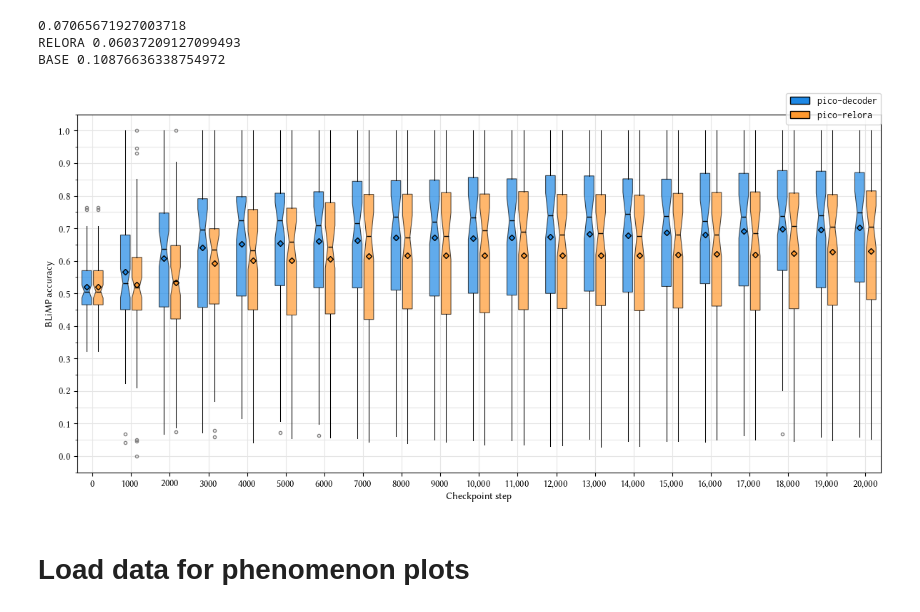
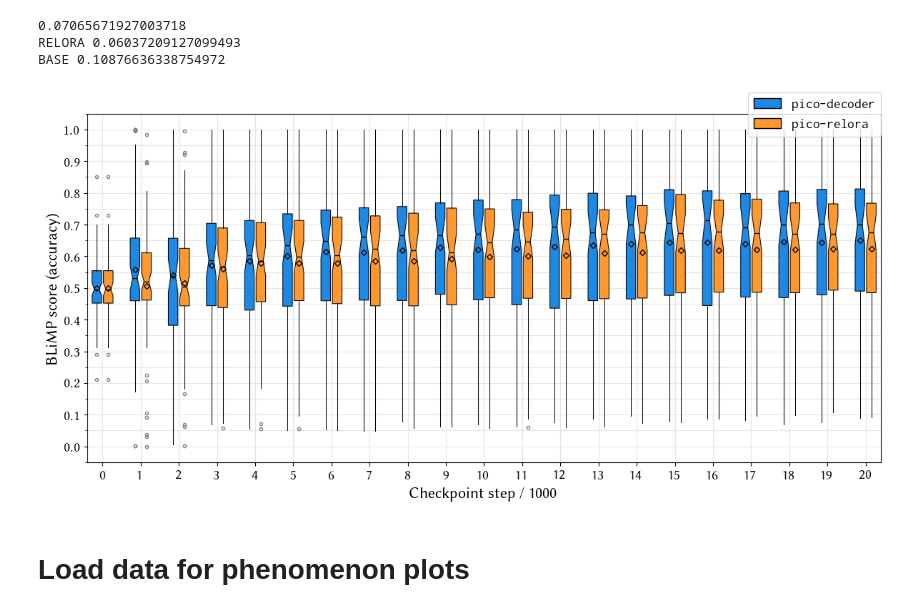
Before and after one commit to Yu-val-weiss/relora-pico, a Jupyter notebook: notebooks/blimp-plots.ipynb, the cells around one changed output. Saved outputs shown, nothing was run; the diff lists cells and outputs as text; code cells hidden in the pictures.

Commit message:
update strip and box plots

```diff
--- a/notebooks/blimp-plots.ipynb
+++ b/notebooks/blimp-plots.ipynb
@@ -19,6 +19,9 @@ rc_fonts = {
 mpl.rcParams.update(rc_fonts)
 # %% [markdown]
 # Load data
+# %%
+TICK_LABEL_SIZE = 14
+AXIS_LABEL_SIZE = 16
 # %%
 # Functions for loading BLiMP data
 
@@ -121,7 +124,7 @@ boxplot = ax.boxplot(
 colors = ["#1E88E5", "#FF992F"]
 for idx, patch in enumerate(boxplot["boxes"]):
     patch.set_facecolor(colors[idx % 2])
-    patch.set_alpha(0.7)
+    # patch.set_alpha(0.7)
 
 for idx, (pos, ts) in enumerate(zip(positions, uid_data.T)):
     ax.plot(
@@ -136,47 +139,56 @@ for idx, (pos, ts) in enumerate(zip(positions, uid_data.T)):
         linestyle="None",
     )
 
-ax.set_ylabel("BLiMP accuracy")
+ax.set_ylabel("BLiMP score (accuracy)", fontdict=dict(fontsize=AXIS_LABEL_SIZE))
 
 
-ax.set_xticks(steps, labels=[f"{(i * 1000):,}" if i >= 10 else str(i * 1000) for i in range(0, 21)])
+ax.set_xticks(steps, labels=[str(i) for i in range(21)])
 
-ax.set_xlabel(r"Checkpoint step")
+ax.set_xlabel(r"Checkpoint step / 1000", fontdict=dict(fontsize=AXIS_LABEL_SIZE))
+
+ax.tick_params(axis="both", labelsize=TICK_LABEL_SIZE)
+
 
 ax.yaxis.set_major_locator(MultipleLocator(0.1))
 ax.yaxis.set_minor_locator(MultipleLocator(0.05))
 # ax.yaxis.set_major_formatter(plt.FuncFormatter(lambda x, _: f'{x:.0f}'))
 ax.yaxis.set_minor_formatter(NullFormatter())
 
 
 ax.grid(which="both", axis="both", color="#E5E5E5")
 
 legend_elements = [
     Patch(facecolor=color, edgecolor="black", label=label) for color, label in zip(colors, labels)
 ]
 # legend_elements.append(
 #     Line2D(
 #         [0],
 #         [0],
 #         marker="D",
 #         markersize=5,
 #         markerfacecolor="white",
 #         markeredgecolor="black",
 #         markeredgewidth=1.5,
 #         label="mean",
 #         linestyle="",
 #     )
 # )
 
 
 # Add the legend
-ax.legend(handles=legend_elements, loc="upper right", bbox_to_anchor=(1, 1.06), borderaxespad=0)
+ax.legend(
+    handles=legend_elements,
+    loc="upper right",
+    bbox_to_anchor=(1, 1.06),
+    borderaxespad=0,
+    fontsize=TICK_LABEL_SIZE,
+)
 
 fig.tight_layout()
 fig.savefig(f"../graphs/{SCALE}_blimp_box.pdf")
 fig.show()
 # %% [output]
-[figure, old version]
+[figure, new version]
 # %% [markdown]
 # Load data for phenomenon plots
 # %%
```
Also changed, not shown: parts of 1 cell of this notebook, 7 other files.
